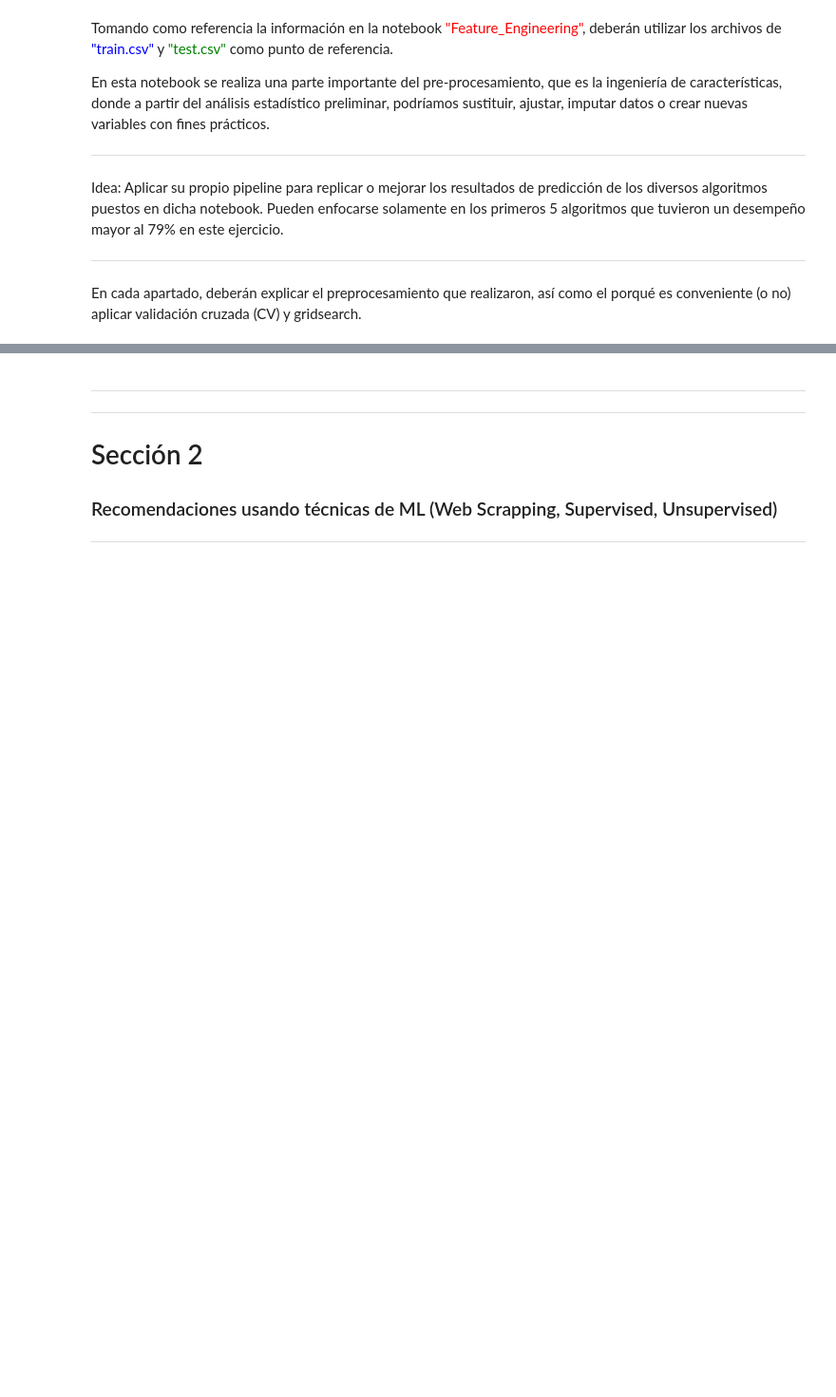
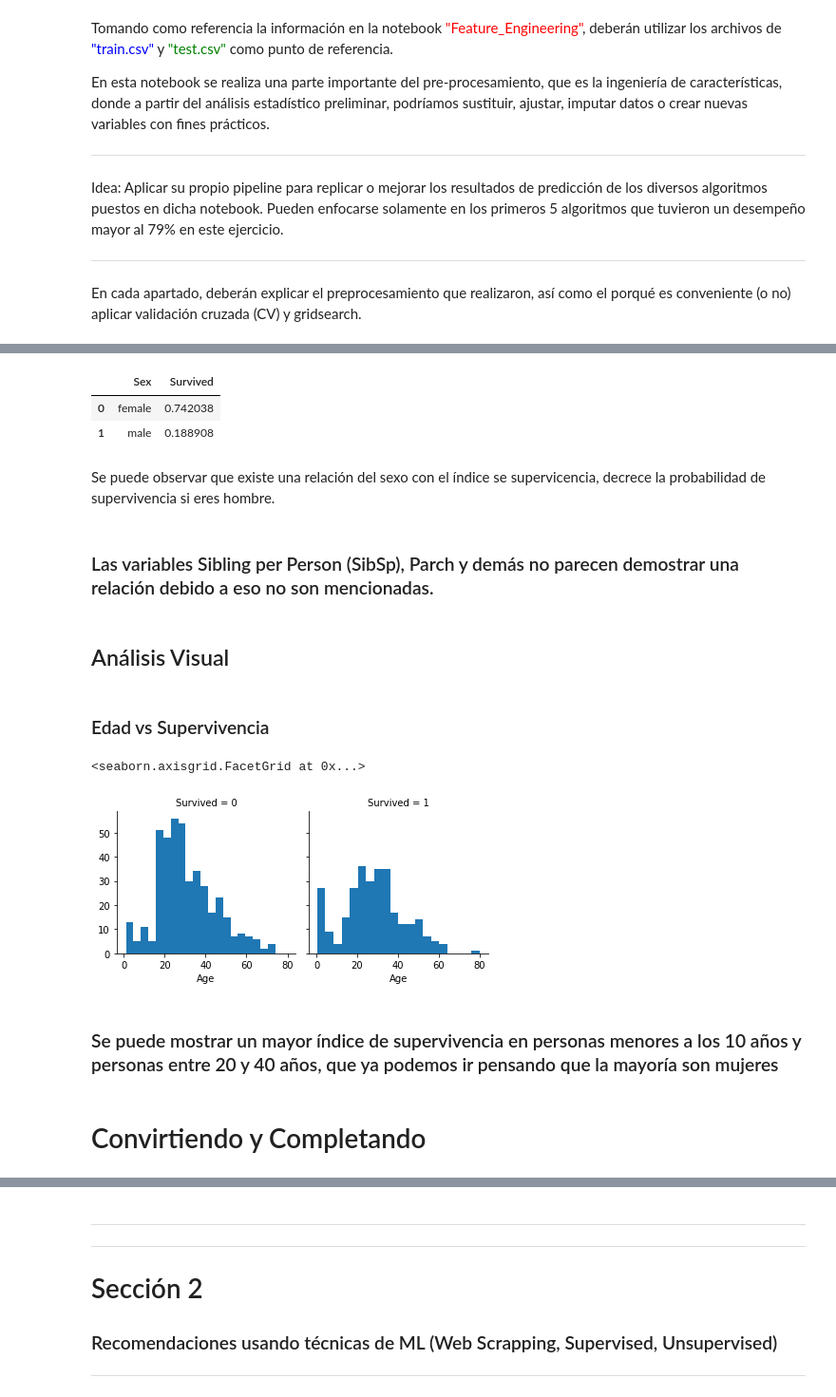
Before and after one commit to KevinTMtz/Aprendizaje-Autom-tico-Pr-cticas, a Jupyter notebook: Examenes/2/Examen Parcial 2 - ML.ipynb, the cells around one changed output, grey strips where cells are left out. Shown at 95% size. Drawn from its saved outputs; the diff is of its cells as text; code cells hidden in the pictures; blank space fills up the shorter version.

```diff
--- a/Examenes/2/Examen Parcial 2 - ML.ipynb
+++ b/Examenes/2/Examen Parcial 2 - ML.ipynb
@@ -64,0 +80,5 @@ En cada apartado, deberán explicar el preprocesamiento que realizaron, así com
+# %%
+#Carga de datos y unión de ambos
+train_df = pd.read_csv('data/train.csv')
+test_df = pd.read_csv('data/test.csv')
+combine = [train_df, test_df]
@@ -64,0 +126,24 @@ En cada apartado, deberán explicar el preprocesamiento que realizaron, así com
+# %%
+train_df[["Sex", "Survived"]].groupby(['Sex'], as_index=False).mean().sort_values(by='Survived', ascending=False)
+# %% [output]
+|  | Sex | Survived |
+| 0 | female | 0.742038 |
+| 1 | male | 0.188908 |
+# %% [markdown]
+Se puede observar que existe una relación del sexo con el índice se supervicencia, decrece la probabilidad de supervivencia si eres hombre.
+# %% [markdown]
+### Las variables Sibling per Person (SibSp), Parch y demás no parecen demostrar una relación debido a eso no son mencionadas.
+# %% [markdown]
+## Análisis Visual
+# %% [markdown]
+### Edad vs Supervivencia
+# %%
+g = sns.FacetGrid(train_df, col='Survived')
+g.map(plt.hist, 'Age', bins=20)
+# %% [output]
+<seaborn.axisgrid.FacetGrid at 0x...>
+[figure, added]
+# %% [markdown]
+### Se puede mostrar un mayor índice de supervivencia en personas menores a los 10 años y personas entre 20 y 40 años, que ya podemos ir pensando que la mayoría son mujeres
+# %% [markdown]
+# Convirtiendo y Completando
```
Also changed, not shown: parts of 82 cells of this notebook, 4 other files.
